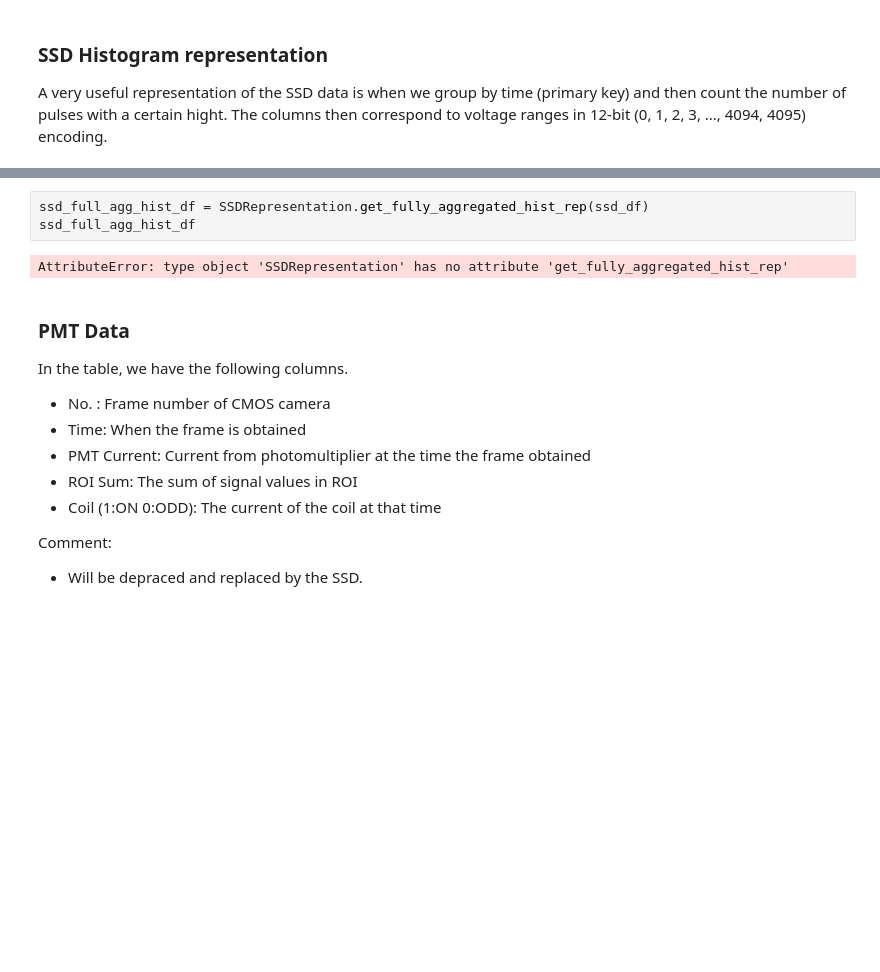
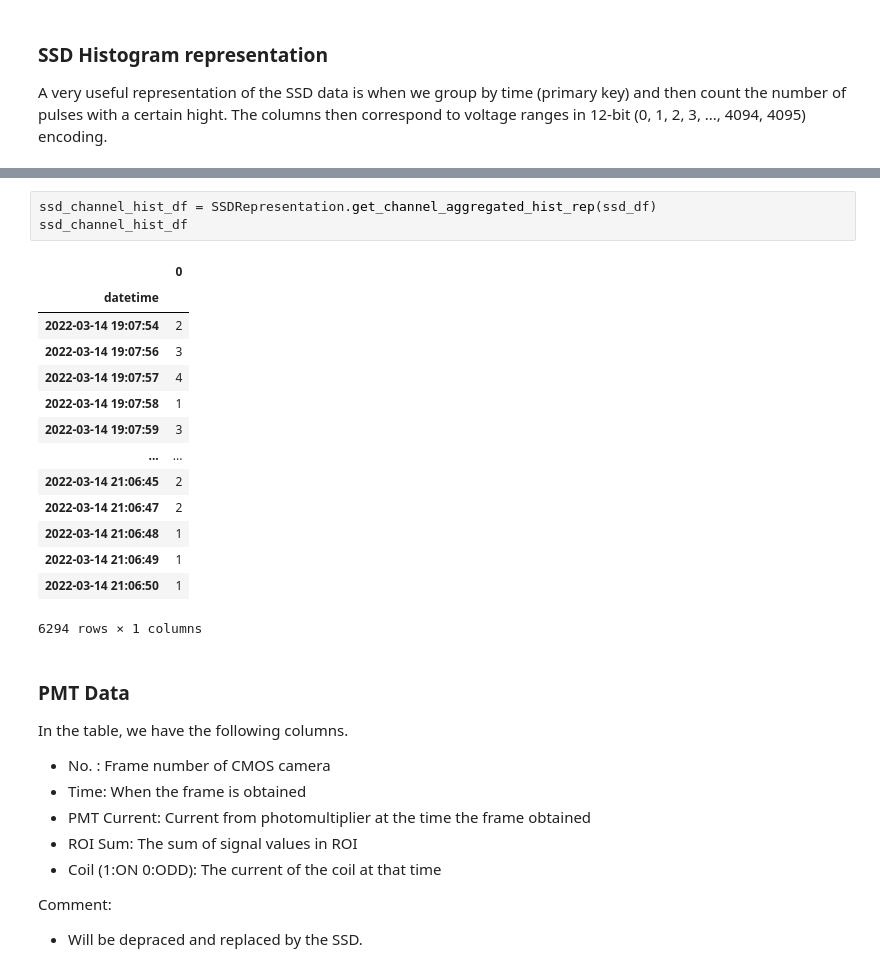
Before and after one commit to romanwixinger/data-engineering-utokyo, a Jupyter notebook: notebooks/data_exploration.ipynb, the cells around one changed output, grey strips where cells are left out. Drawn from its saved outputs; the diff is of its cells as text; blank space fills up the shorter version.

```diff
--- a/notebooks/data_exploration.ipynb
+++ b/notebooks/data_exploration.ipynb
@@ -252,8 +264,21 @@ ssd_hist_df
 # %%
-ssd_full_agg_hist_df = SSDRepresentation.get_fully_aggregated_hist_rep(ssd_df)
-ssd_full_agg_hist_df
+ssd_channel_hist_df = SSDRepresentation.get_channel_aggregated_hist_rep(ssd_df)
+ssd_channel_hist_df
 # %% [output]
+|  | 0 |
+| datetime |  |
+| 2022-03-14 19:07:54 | 2 |
+| 2022-03-14 19:07:56 | 3 |
+| 2022-03-14 19:07:57 | 4 |
+| 2022-03-14 19:07:58 | 1 |
+| 2022-03-14 19:07:59 | 3 |
+| ... | ... |
+| 2022-03-14 21:06:45 | 2 |
+| 2022-03-14 21:06:47 | 2 |
+| 2022-03-14 21:06:48 | 1 |
+| 2022-03-14 21:06:49 | 1 |
+| 2022-03-14 21:06:50 | 1 |
-AttributeError: type object 'SSDRepresentation' has no attribute 'get_fully_aggregated_hist_rep'
+6294 rows × 1 columns
 # %% [markdown]
 ### PMT Data
 In the table, we have the following columns.
```
Also changed, not shown: parts of 5 cells of this notebook.
